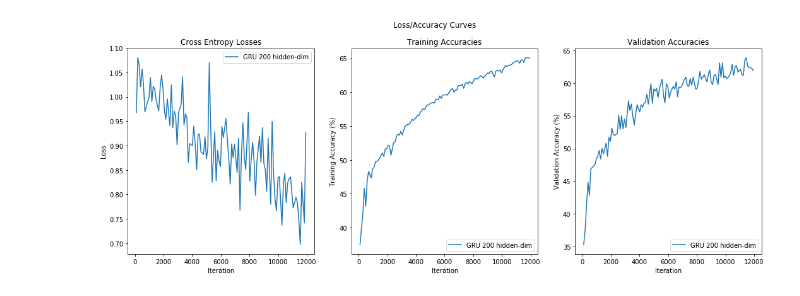
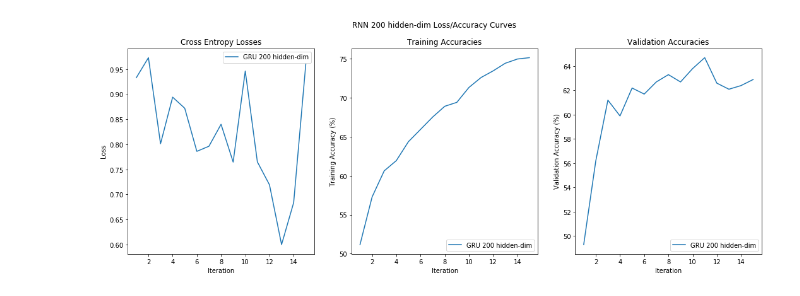
Before and after one commit to darren-geng/RNN-CNN-Based-NLI, a Jupyter notebook: hw2.ipynb, the cells around one changed output. Cells and saved outputs as stored; diff of their text form; code cells hidden in the pictures.

```diff
--- a/hw2.ipynb
+++ b/hw2.ipynb
@@ -203,14 +201,13 @@ def train_gru_model(hidden_size):
             loss = criterion(outputs, labels.cuda())
             loss.backward()
             optimizer.step()
-            if (i > 0 and i % 90 == 0):
-                val_acc = test_gru_model(snli_val_loader, gru_model, fully_connected)
-                train_acc = test_gru_model(snli_train_loader, gru_model, fully_connected)
-                train_accs[i + len(snli_train_loader)*epoch] = train_acc
-                val_accs[i + len(snli_train_loader)*epoch] = val_acc
-                losses[i + len(snli_train_loader)*epoch] = loss
-                print('Epoch: [{}/{}], Step: [{}/{}], Training Acc: {}, Validation Acc: {}'.format(
-                           epoch+1, num_epochs, i+1, len(snli_train_loader), train_acc, val_acc))
+        val_acc = test_gru_model(snli_val_loader, gru_model, fully_connected)
+        train_acc = test_gru_model(snli_train_loader, gru_model, fully_connected)
+        train_accs[epoch + 1] = train_acc
+        val_accs[epoch + 1] = val_acc
+        losses[epoch + 1] = loss
+        print('Epoch: [{}/{}], Training Acc: {}, Validation Acc: {}'.format(
+                   epoch+1, num_epochs, train_acc, val_acc))
 
     return gru_model, train_accs, val_accs, losses
 # %%
@@ -347,26 +303,26 @@ Epoch: [20/20], Step: [701/782], Training Acc: 67.657, Validation Acc: 63.8
 # %%
 import matplotlib.pyplot as plt
 fig, axs = plt.subplots(1, 3, figsize=(18, 6), sharey=False)
-axs[0].plot(*zip(*sorted(gru_losses.items())[:107]), label="GRU 200 hidden-dim")
+axs[0].plot(*zip(*sorted(gru_losses.items())), label="GRU 200 hidden-dim")
 axs[0].set_title('Cross Entropy Losses')
 axs[0].set_xlabel('Iteration')
 axs[0].set_ylabel('Loss')
 axs[0].legend(loc="upper right")
 
-axs[1].plot(*zip(*sorted(gru_train_accs.items())[:107]), label="GRU 200 hidden-dim")
+axs[1].plot(*zip(*sorted(gru_train_accs.items())), label="GRU 200 hidden-dim")
 axs[1].set_title('Training Accuracies')
 axs[1].set_xlabel('Iteration')
 axs[1].set_ylabel('Training Accuracy (%)')
 axs[1].legend(loc="lower right")
 
-axs[2].plot(*zip(*sorted(gru_val_accs.items())[:107]), label="GRU 200 hidden-dim")
+axs[2].plot(*zip(*sorted(gru_val_accs.items())), label="GRU 200 hidden-dim")
 axs[2].set_title('Validation Accuracies')
 axs[2].set_xlabel('Iteration')
 axs[2].set_ylabel('Validation Accuracy (%)')
 axs[2].legend(loc="lower right")
 
-fig.suptitle('Loss/Accuracy Curves')
+fig.suptitle('RNN 200 hidden-dim Loss/Accuracy Curves')
 plt.show()
 # %% [output]
-[figure, old version]
+[figure, new version]
 # %%
```
Also changed, not shown: parts of 19 cells of this notebook.
